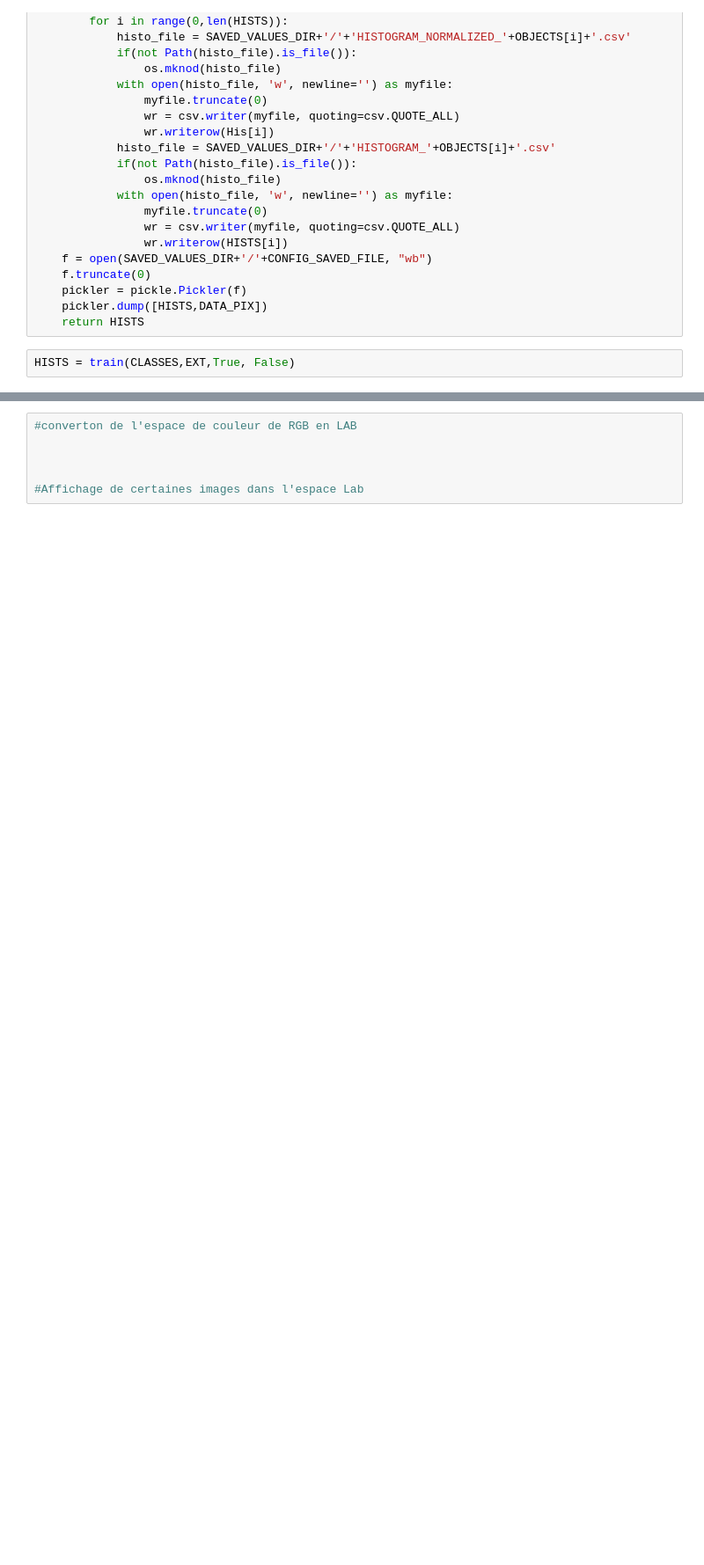
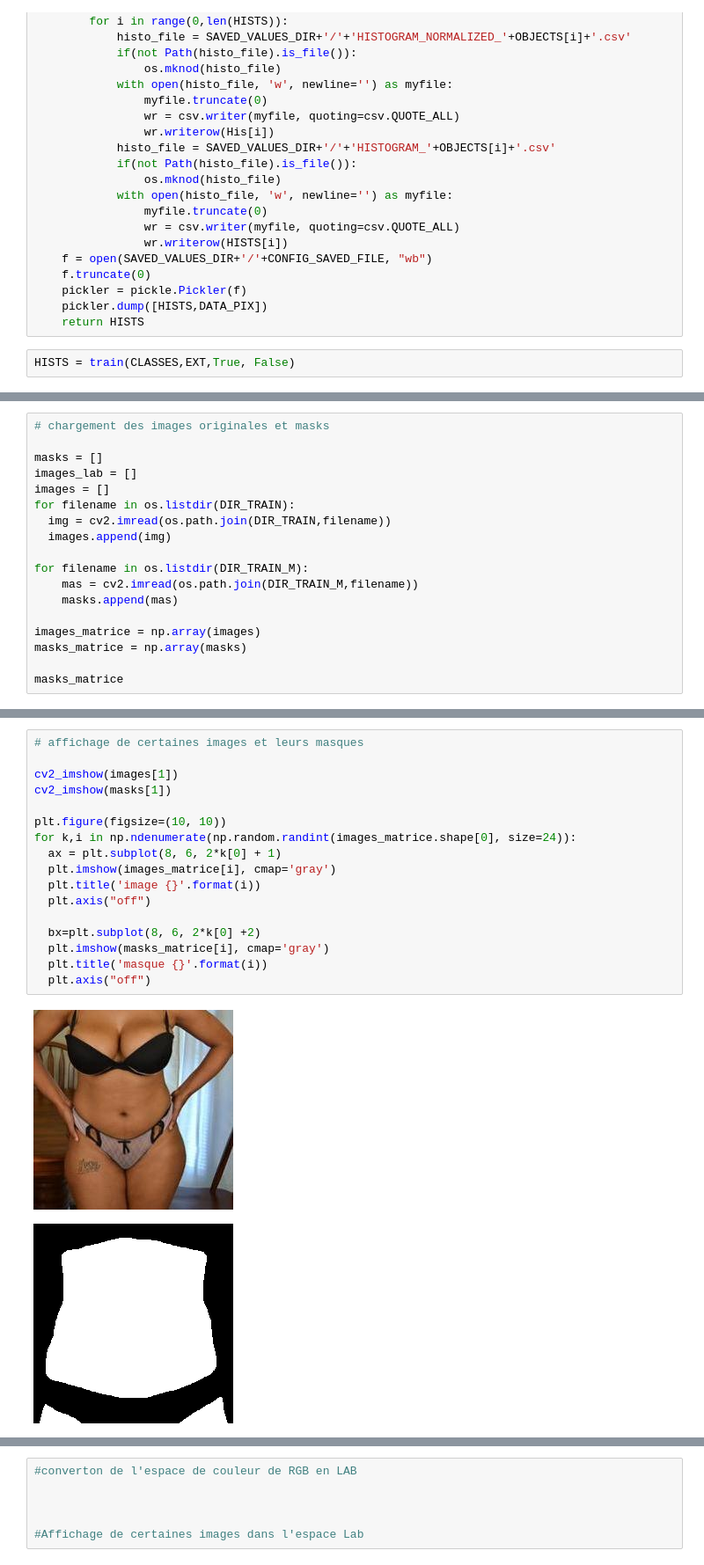
Before and after one commit to ditumystro/Skin-detection-with-python, a Jupyter notebook: Skin-detection.ipynb, the cells around one changed output, grey strips where cells are left out. Shown at 88% size. Saved outputs shown, nothing was run; the diff lists cells and outputs as text; blank space fills up the shorter version.

```diff
--- a/Skin-detection.ipynb
+++ b/Skin-detection.ipynb
@@ -196,0 +192,18 @@ HISTS = train(CLASSES,EXT,True, False)
+# %%
+# chargement des images originales et masks
+
+masks = []
+images_lab = []
+images = []
+for filename in os.listdir(DIR_TRAIN):
+  img = cv2.imread(os.path.join(DIR_TRAIN,filename))
+  images.append(img)
+
+for filename in os.listdir(DIR_TRAIN_M):
+	mas = cv2.imread(os.path.join(DIR_TRAIN_M,filename))
+	masks.append(mas)
+
+images_matrice = np.array(images)
+masks_matrice = np.array(masks)
+
+masks_matrice
@@ -196,0 +228,20 @@ HISTS = train(CLASSES,EXT,True, False)
+# %%
+# affichage de certaines images et leurs masques
+
+cv2_imshow(images[1])
+cv2_imshow(masks[1])
+
+plt.figure(figsize=(10, 10))
+for k,i in np.ndenumerate(np.random.randint(images_matrice.shape[0], size=24)):
+  ax = plt.subplot(8, 6, 2*k[0] + 1)
+  plt.imshow(images_matrice[i], cmap='gray')
+  plt.title('image {}'.format(i))
+  plt.axis("off")
+
+  bx=plt.subplot(8, 6, 2*k[0] +2)
+  plt.imshow(masks_matrice[i], cmap='gray')
+  plt.title('masque {}'.format(i))
+  plt.axis("off")
+# %% [output]
+[figure, added]
+[figure, added]
```
Also changed, not shown: parts of 4 cells of this notebook.
